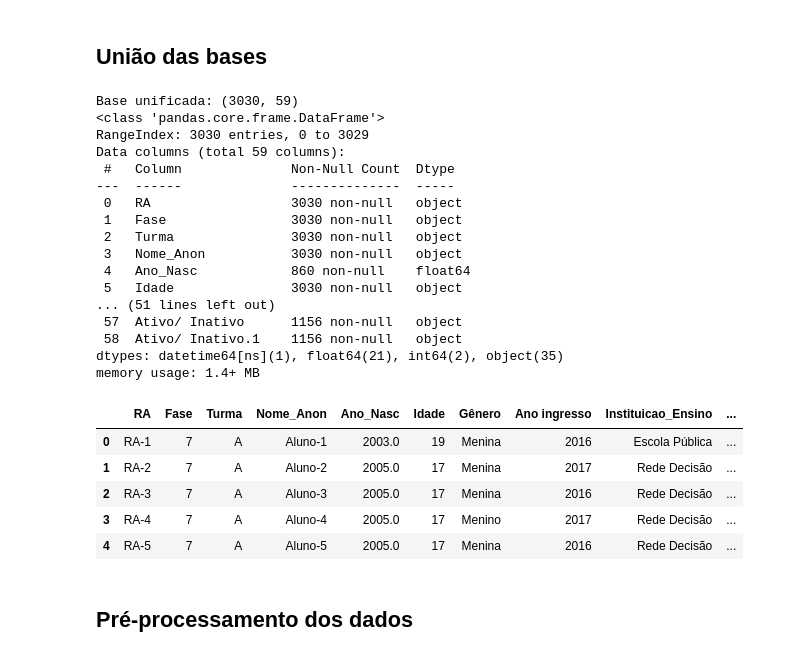
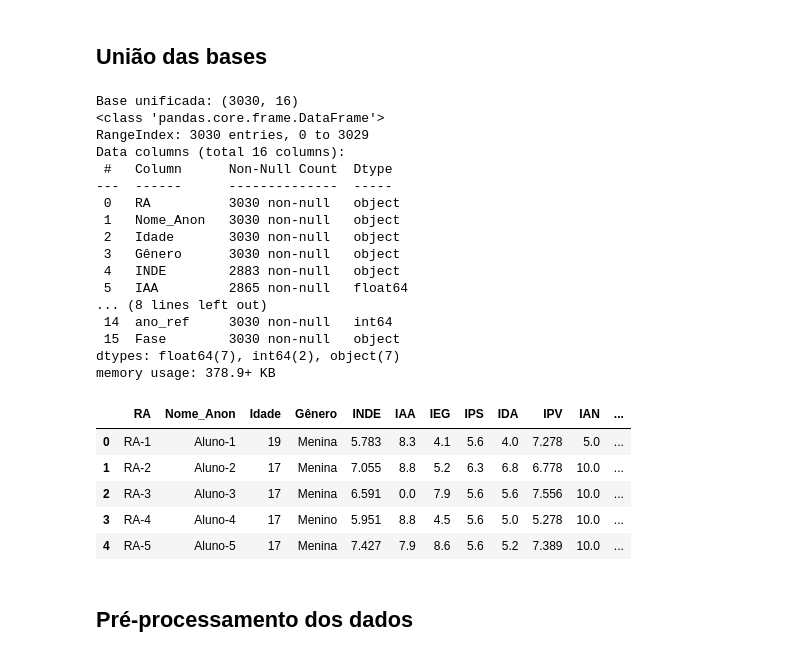
Before and after one commit to fernandapetty/data-analytics, a Jupyter notebook: notebook_model.ipynb, the cells around one changed output. Drawn from its saved outputs; the diff is of its cells as text; code cells hidden in the pictures.

```diff
--- a/notebook_model.ipynb
+++ b/notebook_model.ipynb
@@ -131,16 +130,18 @@ p24['ano_ref'] = 2024
 # Padronizar alguns nomes comuns
 rename_22 = {
     'Nome': 'Nome_Anon',
-    'Ano nasc': 'Ano_Nasc',
     'Idade 22': 'Idade',
-    'Instituição de ensino': 'Instituicao_Ensino',
     'INDE 22': 'INDE',
+    'Matem': 'Mat',
+    'Portug': 'Por',
+    'Inglês': 'Ing',
+    'Defas': 'Defasagem',
 }
 rename_23 = {
     'Nome Anonimizado': 'Nome_Anon',
     'Data de Nasc': 'Data_Nasc',
     'Instituição de ensino': 'Instituicao_Ensino',
-    'INDE 23': 'INDE',
+    'INDE 2023': 'INDE',
 }
 rename_24 = {
     'Nome Anonimizado': 'Nome_Anon',
@@ -148,63 +149,59 @@ rename_24 = {
     'Instituição de ensino': 'Instituicao_Ensino',
     'INDE 2024': 'INDE',
 }
 
 p22 = p22.rename(columns=rename_22)
 p23 = p23.rename(columns=rename_23)
 p24 = p24.rename(columns=rename_24)
 
-# Padronizar notas de disciplinas
-p22 = p22.rename(columns={'Matem': 'Mat', 'Portug': 'Por', 'Inglês': 'Ing'})
-
-# Garantir colunas-chave existam
-for df_ in (p22, p23, p24):
-    for col in ['RA', 'Fase', 'Turma', 'Gênero', 'Ano ingresso', 'Instituicao_Ensino', 'INDE', 'IAA', 'IEG', 'IPS', 'IDA', 'IPV', 'IAN', 'Defasagem', 'Fase Ideal', 'IPP']:
-        if col not in df_.columns:
-            df_[col] = np.nan
-
 # Unir
 base = pd.concat([p22, p23, p24], ignore_index=True)
+
+colunas_desejadas = ['RA', 'Nome_Anon', 'Idade', 'Gênero', 'INDE', 'IAA', 'IEG',
+                     'IPS', 'IDA', 'IPV', 'IAN', 'Defasagem', 'Fase Ideal', 'IPP', 'ano_ref', 'Fase']
+
+base = base[colunas_desejadas].copy()
 
 # Ajustes finais de tipos
 base['RA'] = base['RA'].astype(str)
 base['ano_ref'] = base['ano_ref'].astype(int)
 
 # Datas (quando existir)
 if 'Data_Nasc' in base.columns:
     base['Data_Nasc'] = pd.to_datetime(base['Data_Nasc'], errors='coerce')
 
 # Padronizar genero (tem "Menina"/"Feminino" etc)
 base['Gênero'] = base['Gênero'].astype(str).str.strip().replace(
     {'Feminino': 'Menina', 'Masculino': 'Menino'})
 
 print('Base unificada:', base.shape)
 base.info()
 base.describe(include='all')
 display(base.head())
 # %% [output]
-Base unificada: (3030, 59)
+Base unificada: (3030, 16)
 <class 'pandas.core.frame.DataFrame'>
 RangeIndex: 3030 entries, 0 to 3029
-Data columns (total 59 columns):
- #   Column              Non-Null Count  Dtype
----  ------              --------------  -----
- 0   RA                  3030 non-null   object
- 1   Fase                3030 non-null   object
- 2   Turma               3030 non-null   object
- 3   Nome_Anon           3030 non-null   object
- 4   Ano_Nasc            860 non-null    float64
- 5   Idade               3030 non-null   object
-... (51 lines left out)
- 57  Ativo/ Inativo      1156 non-null   object
- 58  Ativo/ Inativo.1    1156 non-null   object
-dtypes: datetime64[ns](1), float64(21), int64(2), object(35)
-memory usage: 1.4+ MB
+Data columns (total 16 columns):
+ #   Column      Non-Null Count  Dtype
+---  ------      --------------  -----
+ 0   RA          3030 non-null   object
+ 1   Nome_Anon   3030 non-null   object
+ 2   Idade       3030 non-null   object
+ 3   Gênero      3030 non-null   object
+ 4   INDE        2883 non-null   object
+ 5   IAA         2865 non-null   float64
+... (8 lines left out)
+ 14  ano_ref     3030 non-null   int64
+ 15  Fase        3030 non-null   object
+dtypes: float64(7), int64(2), object(7)
+memory usage: 378.9+ KB
-|  | RA | Fase | Turma | Nome_Anon | Ano_Nasc | Idade | Gênero | Ano ingresso | Instituicao_Ensino | ... |
-| 0 | RA-1 | 7 | A | Aluno-1 | 2003.0 | 19 | Menina | 2016 | Escola Pública | ... |
-| 1 | RA-2 | 7 | A | Aluno-2 | 2005.0 | 17 | Menina | 2017 | Rede Decisão | ... |
-| 2 | RA-3 | 7 | A | Aluno-3 | 2005.0 | 17 | Menina | 2016 | Rede Decisão | ... |
-| 3 | RA-4 | 7 | A | Aluno-4 | 2005.0 | 17 | Menino | 2017 | Rede Decisão | ... |
-| 4 | RA-5 | 7 | A | Aluno-5 | 2005.0 | 17 | Menina | 2016 | Rede Decisão | ... |
+|  | RA | Nome_Anon | Idade | Gênero | INDE | IAA | IEG | IPS | IDA | IPV | IAN | ... |
+| 0 | RA-1 | Aluno-1 | 19 | Menina | 5.783 | 8.3 | 4.1 | 5.6 | 4.0 | 7.278 | 5.0 | ... |
+| 1 | RA-2 | Aluno-2 | 17 | Menina | 7.055 | 8.8 | 5.2 | 6.3 | 6.8 | 6.778 | 10.0 | ... |
+| 2 | RA-3 | Aluno-3 | 17 | Menina | 6.591 | 0.0 | 7.9 | 5.6 | 5.6 | 7.556 | 10.0 | ... |
+| 3 | RA-4 | Aluno-4 | 17 | Menino | 5.951 | 8.8 | 4.5 | 5.6 | 5.0 | 5.278 | 10.0 | ... |
+| 4 | RA-5 | Aluno-5 | 17 | Menina | 7.427 | 7.9 | 8.6 | 5.6 | 5.2 | 7.389 | 10.0 | ... |
 # %% [markdown]
 ## Pré-processamento dos dados
 # %%
```
Also changed, not shown: parts of 6 cells of this notebook, 7 other files.
